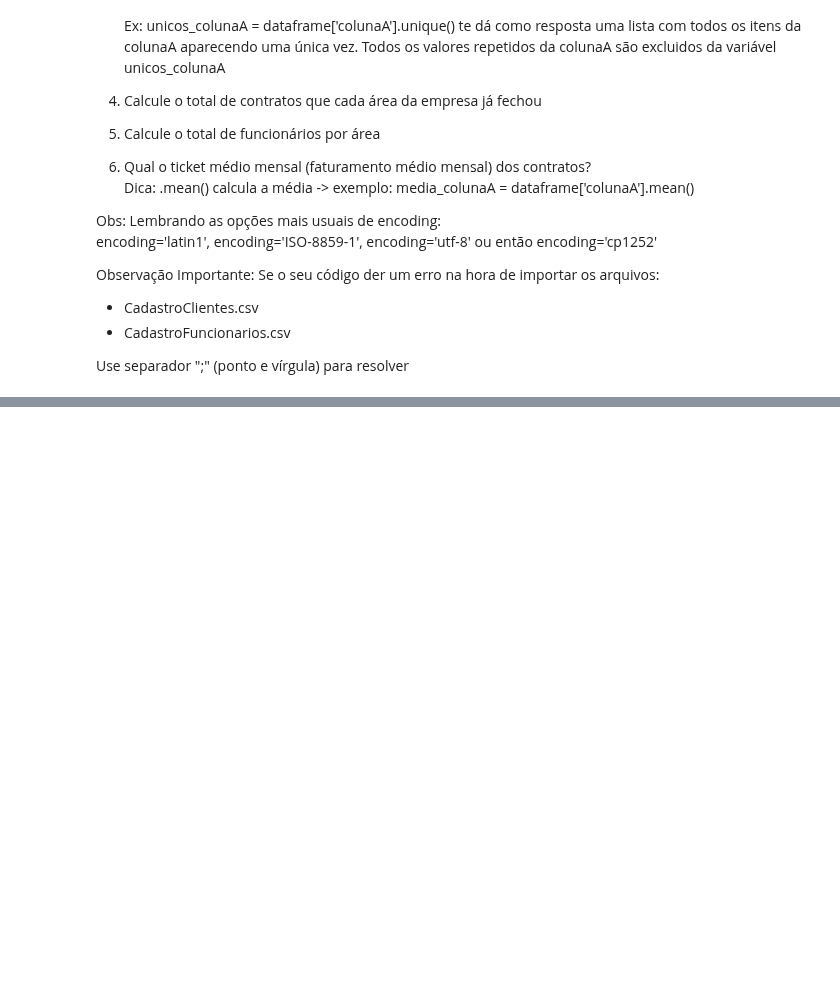
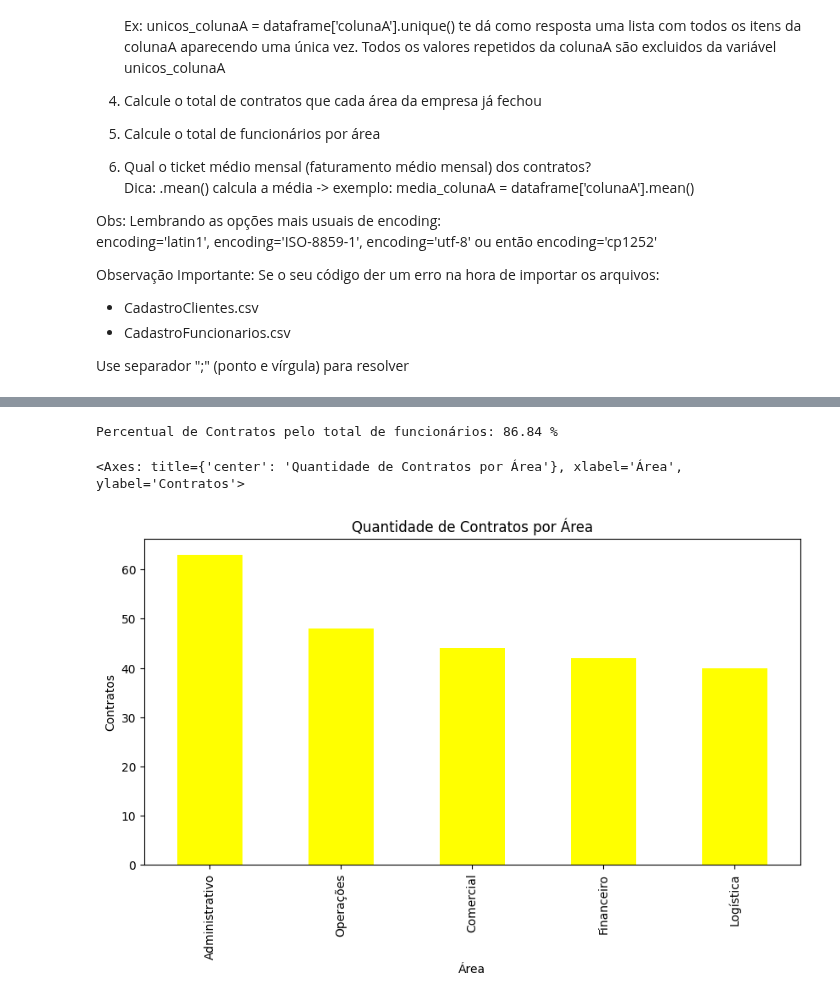
Before and after one commit to MathLopes29/Hashtag_AnaliseDados, a Jupyter notebook: Python/Cursos/Curso Hashtag/07_Pandas Exercício/18.13 Exercícios Pandas.ipynb, the cells around one changed output, grey strips where cells are left out. Saved outputs shown, nothing was run; the diff lists cells and outputs as text; code cells hidden in the pictures; blank space fills up the shorter version.

```diff
--- a/Python/Cursos/Curso Hashtag/07_Pandas Exercício/18.13 Exercícios Pandas.ipynb
+++ b/Python/Cursos/Curso Hashtag/07_Pandas Exercício/18.13 Exercícios Pandas.ipynb
@@ -182,0 +166,21 @@ df_contratos
+# %%
+df_contratos = df_serviços.merge(df_func_ajust, how='left', left_on='ID Funcionário', right_on='ID Funcionário')
+
+qtd_funcionarios = len(df_func_ajust['ID Funcionário'].unique())
+qtd_funcionarios_contratos = len(df_serviços['ID Funcionário'].unique())
+
+razao = (qtd_funcionarios_contratos/ qtd_funcionarios)*100
+print(f"Percentual de Contratos pelo total de funcionários: {razao:.2f} %")
+# %% [output]
+Percentual de Contratos pelo total de funcionários: 86.84 %
+# %%
+from turtle import title
+
+from matplotlib import markers
+from matplotlib.pyplot import xlabel, ylabel
+
+
+df_contratos.groupby('Area')['Codigo do Servico'].count().sort_values(ascending=False).drop_duplicates().plot.bar(title="Quantidade de Contratos por Área", xlabel="Área", ylabel="Contratos", figsize=(10,5), color='Yellow')
+# %% [output]
+<Axes: title={'center': 'Quantidade de Contratos por Área'}, xlabel='Área', ylabel='Contratos'>
+[figure, added]
```
Also changed, not shown: parts of 14 cells of this notebook.
